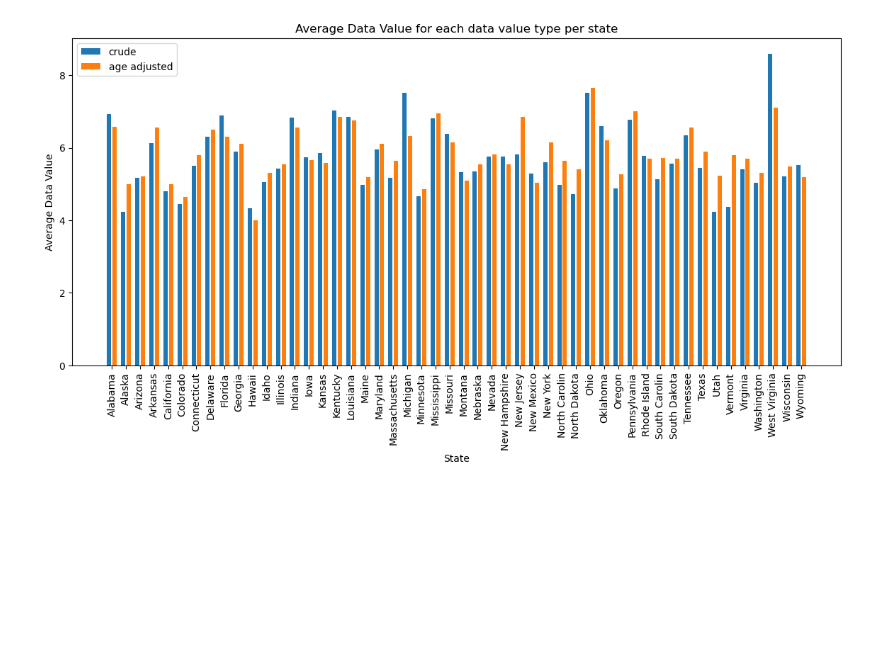
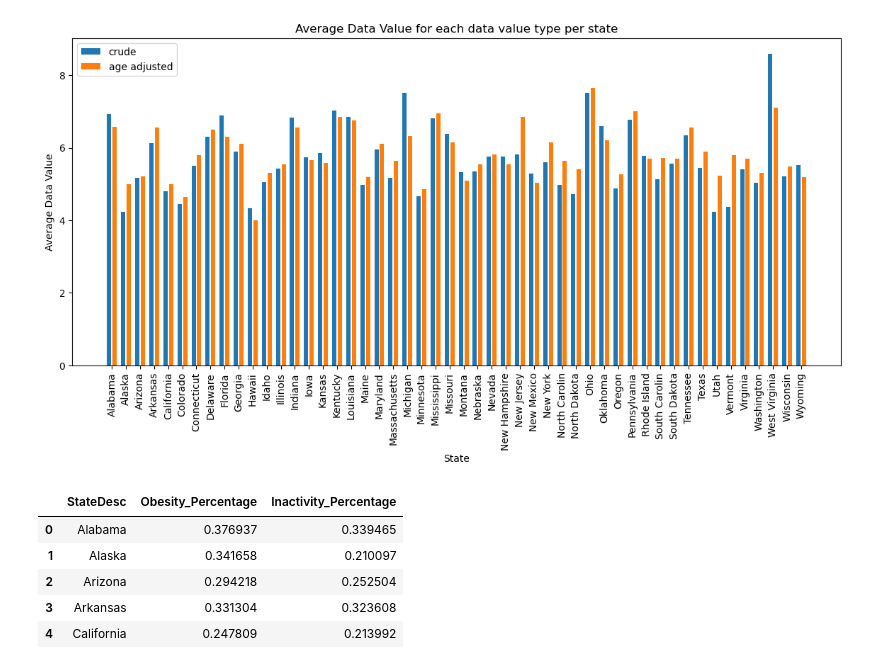
Before and after one commit to divya-jindal/project-1, a Jupyter notebook: Cities_heart_disease.ipynb, the cells around one changed output. Saved outputs shown, nothing was run; the diff lists cells and outputs as text; code cells hidden in the pictures; blank space fills up the shorter version.

```diff
--- a/Cities_heart_disease.ipynb
+++ b/Cities_heart_disease.ipynb
@@ -223,3 +220,15 @@ plt.show()
 [figure]
 # %%
 states_df.to_csv("states_df.csv", index = False)
+# %%
+# Reads in the obesity and inactivity dataframe
+obesity_data = pd.read_csv("Resources/state_inactivity_obesity_source_data.csv")
+
+obesity_data.head()
+# %% [output]
+|  | StateDesc | Obesity_Percentage | Inactivity_Percentage |
+| 0 | Alabama | 0.376937 | 0.339465 |
+| 1 | Alaska | 0.341658 | 0.210097 |
+| 2 | Arizona | 0.294218 | 0.252504 |
+| 3 | Arkansas | 0.331304 | 0.323608 |
+| 4 | California | 0.247809 | 0.213992 |
```
Also changed, not shown: parts of 2 cells of this notebook.
